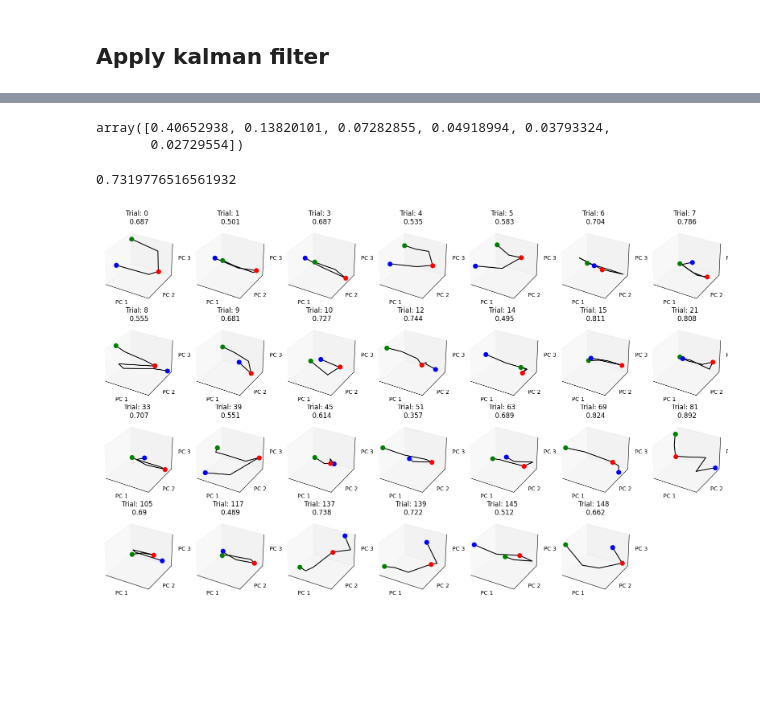
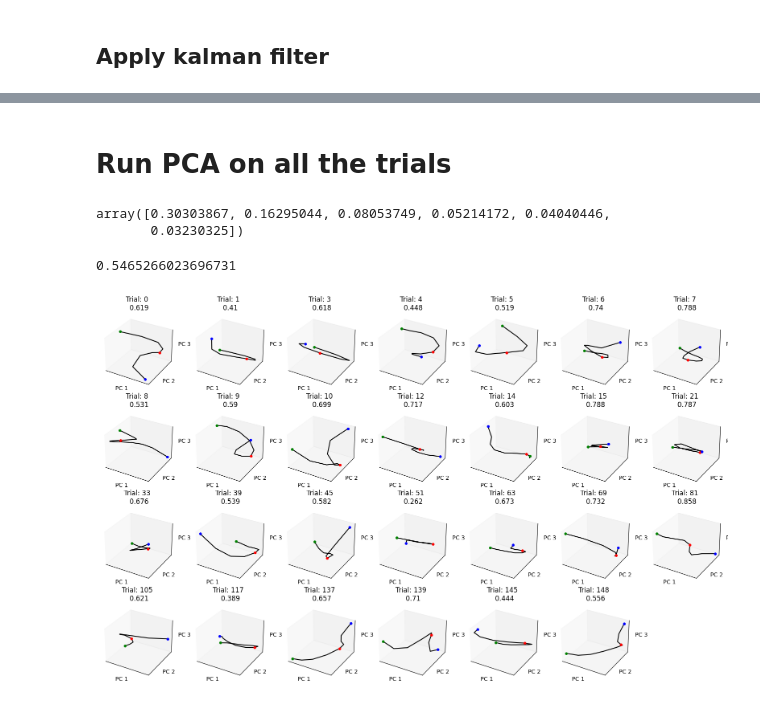
Before and after one commit to hantman-lab/realSpike, a Jupyter notebook: notebooks/pro-svd/PCA_control.ipynb, the cells around one changed output, grey strips where cells are left out. Saved outputs shown, nothing was run; the diff lists cells and outputs as text; code cells hidden in the pictures; blank space fills up the shorter version.

```diff
--- a/notebooks/pro-svd/PCA_control.ipynb
+++ b/notebooks/pro-svd/PCA_control.ipynb
@@ -338,8 +310,13 @@ from sklearn.decomposition import PCA
 pca = PCA(n_components=6)
 
 # Fit the PCA model to the data and transform the data
-pca.fit(smoothed.T)
+# only fit the PCA on 50ms before lift to end of lift
+lift_start = int(50 / bin_size)
+after_lift = int(300 / bin_size) + lift_start
+
+pca.fit(smoothed[:,:after_lift].T)
 reduced_data = pca.transform(smoothed.T)
 
 print("Explained variance ratio by each principal component:", pca.explained_variance_ratio_)
+print("Total explained variance ratio", pca.explained_variance_ratio_[:3].sum())
 # %% [output]
@@ -400,10 +408,12 @@ Explained variance ratio by each principal component: [0.81135707 0.08102206 0.0
+# %% [markdown]
+# Run PCA on all the trials
 # %%
 all_data = list()
 #explained_variances = list()
 
 # HYPERPARAMETERS TO TOGGLE
-bin_size = 50
-Q=1e-3
+bin_size = 30
+Q=1e-2
 
 for i in tqdm(control_idxs):
     trial_no = i
@@ -420,7 +430,14 @@ for i in tqdm(control_idxs):
 
     filt_data = butter_filter(conv_data, 1_000, 30_000)
 
-    median = np.median(filt_data, axis=1)
+    c_start = int(cue_times[:, trial_no] / 1_000 * 30_000)
+    m_start = c_start - (30 * 2000)
+    trial_median = ap_data[:150, m_start:c_start]
+
+    trial_median = 1e6 * trial_median / vmax / imax / gain
+    trial_median = butter_filter(trial_median, 1_000, 30_000)
+
+    median = np.median(trial_median, axis=1)
 
     spike_ixs, counts = get_spike_events(filt_data, median)
 
@@ -430,15 +447,23 @@ for i in tqdm(control_idxs):
         a[i, sc] = 1
 
     b = bin_size * 30 # 30ms per bin
-    binned_spikes = bin_spike_data(a, b)
+    binned_spikes = bin_spikes(a, b)
 
-    smoothed = apply_kalman_filter(binned_spikes, Q=Q)
+    smoothed = kalman_filter(binned_spikes, Q=Q)
 
     all_data.append(smoothed)
 # %%
 pca = PCA(n_components=6)
 
-d = np.concatenate(all_data, axis=1)
+pca_data = list()
+
+lift_start = int(50 / bin_size)
+after_lift = int(300 / bin_size) + lift_start
+
+for d in all_data:
+    pca_data.append(d[:, lift_start:after_lift])
+
+d = np.concatenate(pca_data, axis=1)
 
     # Fit the PCA model to the data and transform the data
 pca.fit(d.T)
@@ -447,12 +472,12 @@ pca.fit(d.T)
     # pcas.append(reduced_data)
 pca.explained_variance_ratio_
 # %% [output]
-array([0.40652938, 0.13820101, 0.07282855, 0.04918994, 0.03793324,
-       0.02729554])
+array([0.30303867, 0.16295044, 0.08053749, 0.05214172, 0.04040446,
+       0.03230325])
 # %%
-pca.explained_variance_ratio_.sum()
+pca.explained_variance_ratio_[:3].sum()
 # %% [output]
-0.7319776516561932
+0.5465266023696731
 # %%
 def get_trial_PCA(trial, pca):
     X = trial.T
@@ -478,36 +501,36 @@ for i, p in enumerate(all_data):
 
     explained_var, p = get_trial_PCA(p, pca)
 
     lift = int(data["lift_ms"][0, control_idxs[i]] / bin_size)
     # grab duration
     grab = int(data["grab_ms"][0,control_idxs[i]] / bin_size)
     # mouth duration
     mouth = int(data["mouth_ms"][0,control_idxs[i]] / bin_size)
 
     lift_start = int(50 / bin_size)
     grab_start = lift_start + (grab - lift)
     mouth_start = lift_start + (mouth-lift)
 
     # p = gaussian_filter1d(p, sigma=0.05)
-    #p = gaussian_filter1d(p, sigma=1, axis=0)
+    p = gaussian_filter1d(p, sigma=1, axis=0)
 
     #axes[i].scatter(p[:, 0], p[:, 1], s=1, c=colors)
     axes[i].plot(p[lift_start:mouth_start+1, 0], p[lift_start:mouth_start+1, 1], p[lift_start:mouth_start+1, 2], c="black")
     axes[i].set_xlabel(f"PC 1", labelpad=-7)
     axes[i].set_ylabel(f"PC 2", labelpad=-7)
     axes[i].set_zlabel(f"PC 3", labelpad=-7)
     axes[i].set_title(f"Trial: {control_idxs[i]} \n {round(explained_var.sum(), 3)}")
     axes[i].set_xticks([])
     axes[i].set_yticks([])
     axes[i].set_zticks([])
 
 
-    axes[i].scatter(p[lift_start, 0], p[lift_start, 1], p[lift_start, 2], s=60, c="blue")
-    axes[i].scatter(p[grab_start, 0], p[grab_start, 1], p[grab_start, 2], s=60, c="red")
-    axes[i].scatter(p[mouth_start, 0], p[mouth_start, 1], p[mouth_start, 2], s=60, c="green")
+    axes[i].scatter(p[lift_start, 0], p[lift_start, 1], p[lift_start, 2], s=15, c="blue")
+    axes[i].scatter(p[grab_start, 0], p[grab_start, 1], p[grab_start, 2], s=15, c="red")
+    axes[i].scatter(p[mouth_start, 0], p[mouth_start, 1], p[mouth_start, 2], s=15, c="green")
 
 axes[-1].remove()
 
-plt.savefig(f'/home/clewis/repos/realSpike/data/rb50_20250127/PCA_control_{bin_size}ms.png')
+plt.savefig(f'/home/clewis/repos/realSpike/data/rb50_20250127/PCA_control_{bin_size}ms_3d.png')
 # %% [output]
-[figure, old version]
+[figure, new version]
```
Also changed, not shown: parts of 42 cells of this notebook, 4 other files.
